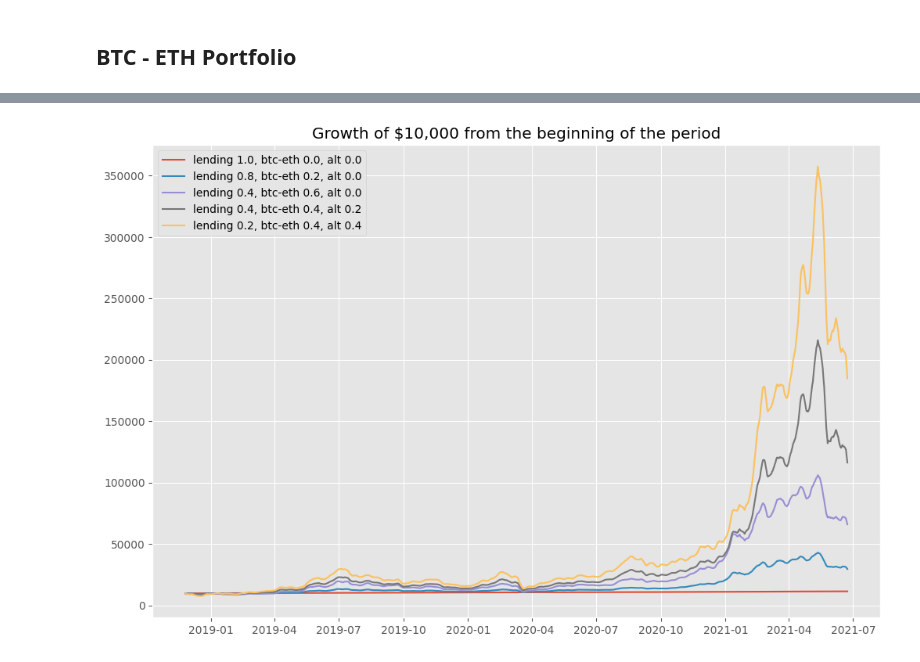
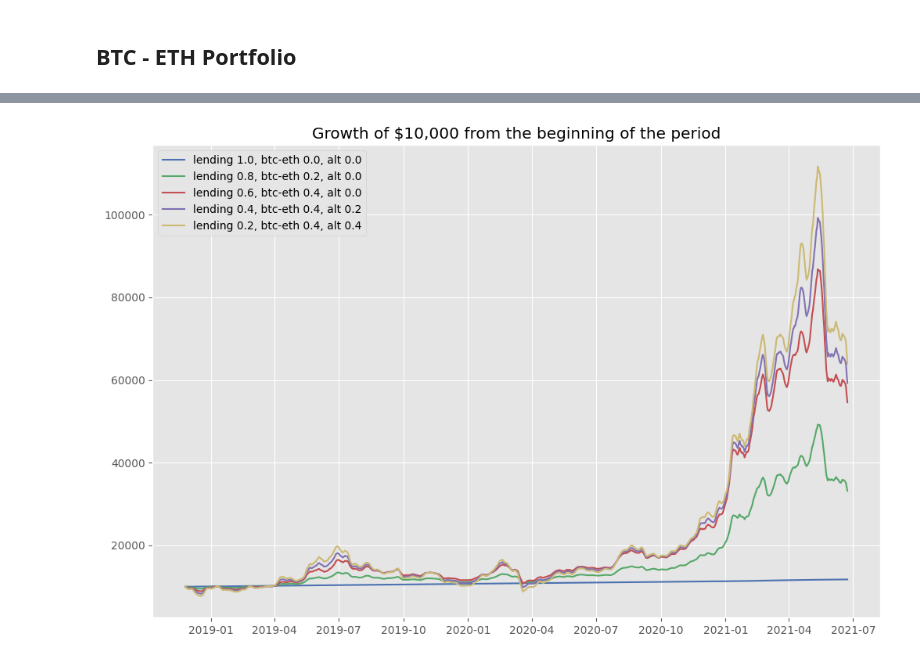
Before and after one commit to AffineLabs/contracts, a Jupyter notebook: notebook/adib/new_pfopt_by_asset_class.ipynb, the cells around one changed output, grey strips where cells are left out. Cells and saved outputs as stored; diff of their text form; code cells hidden in the pictures.

```diff
--- a/notebook/adib/new_pfopt_by_asset_class.ipynb
+++ b/notebook/adib/new_pfopt_by_asset_class.ipynb
@@ -171,7 +186,7 @@ return in the test period 16.424838030894875
 # %% [markdown]
 ## BTC - ETH Portfolio
 # %%
-btceth_df = asset_prices_df.iloc[:,:2]
+btceth_df = asset_prices_df[["btc", "eth"]]
 train_df = btceth_df[btceth_df.index < datetime.strptime(split_date, '%Y-%m-%d').date()]
 test_df = btceth_df[(btceth_df.index >= datetime.strptime(test_start, '%Y-%m-%d').date())
                         & (btceth_df.index <= datetime.strptime(test_end, '%Y-%m-%d').date())]
@@ -187,12 +202,12 @@ btceth_df.tail()
 # %%
 def risk2_constraints(ef, train_df):
     for i in range(len(train_df.columns)):
-        ef.add_constraint(lambda w: w[i] >= 0.3)
+        ef.add_constraint(lambda w: w[i] >= 0.5)
 #         ef.add_constraint(lambda w: w[i] <= 0.3)
 
 risk2_weights, risk2_roi = optimize_portfolio(train_df, test_df,
-                                   rebalance_period=30,
-                                   target_volatility=0.3,
+                                   rebalance_period=90,
+                                   target_volatility=None,
                                    constraints_fn=risk2_constraints)
 # %% [output]
 mean (yearly) return:
@@ -218,5 +234,6 @@ return in the test period 924.3274850977498
 # %%
-alt_coins_df = asset_prices_df.iloc[:,2:-6]
+alt_coins_df = asset_prices_df[["xrp", "bch", "eos", "xlm", "ltc",
+                                "bsv", "trx", "ada", "miota", "xmr"]]
 train_df = alt_coins_df[alt_coins_df.index < datetime.strptime(split_date, '%Y-%m-%d').date()]
 test_df = alt_coins_df[(alt_coins_df.index >= datetime.strptime(test_start, '%Y-%m-%d').date())
                         & (alt_coins_df.index <= datetime.strptime(test_end, '%Y-%m-%d').date())]
@@ -233,11 +250,11 @@ alt_coins_df.tail()
 def risk3_constraints(ef, train_df):
     for i in range(len(train_df.columns)):
         ef.add_constraint(lambda w: w[i] >= 0.05)
-        ef.add_constraint(lambda w: w[i] <= 0.3)
+        ef.add_constraint(lambda w: w[i] <= 0.20)
 
 risk3_weights, risk3_roi = optimize_portfolio(train_df, test_df,
                                    rebalance_period=30,
-                                   target_volatility=0.7,
+                                   target_volatility=None,
                                    constraints_fn=risk3_constraints)
 # %% [output]
 mean (yearly) return:
@@ -266,24 +283,24 @@ return in the test period 3441.435515998477
 # %%
 def mix_asset_portfolios(rois, allocations, init_investment=10000):
     portfolio_roi = sum([
         (1+np.array(roi)/100) * allocation * init_investment for roi, allocation in zip(rois, allocations)
     ])
     return portfolio_roi
 
 rois = [risk1_roi, risk2_roi, risk3_roi]
 portfolio_allocations = [[1., 0.0, 0.0],
                   [.80, 0.20, 0.0],
-                  [.40, 0.60, 0.0],
+                  [.60, 0.40, 0.0],
                   [.40, 0.40, 0.20],
-                  [.2, 0.4, 0.4]
+                  [.20, 0.40, 0.4]
                  ]
 portfolio_rois = [mix_asset_portfolios(rois, alloc) for alloc in portfolio_allocations]
 
 # print(len(test_df.index), len(risk1_roi))
 for i, roi in enumerate(portfolio_rois):
     lending, btc_eth, alt = portfolio_allocations[i]
     plt.plot(test_df.index, roi, label=f"lending {lending}, btc-eth {btc_eth}, alt {alt}")
     plt.legend()
     plt.title("Growth of $10,000 from the beginning of the period")
 # %% [output]
-[figure, old version]
+[figure, new version]
```
Also changed, not shown: parts of 10 cells of this notebook, 2 other files.
